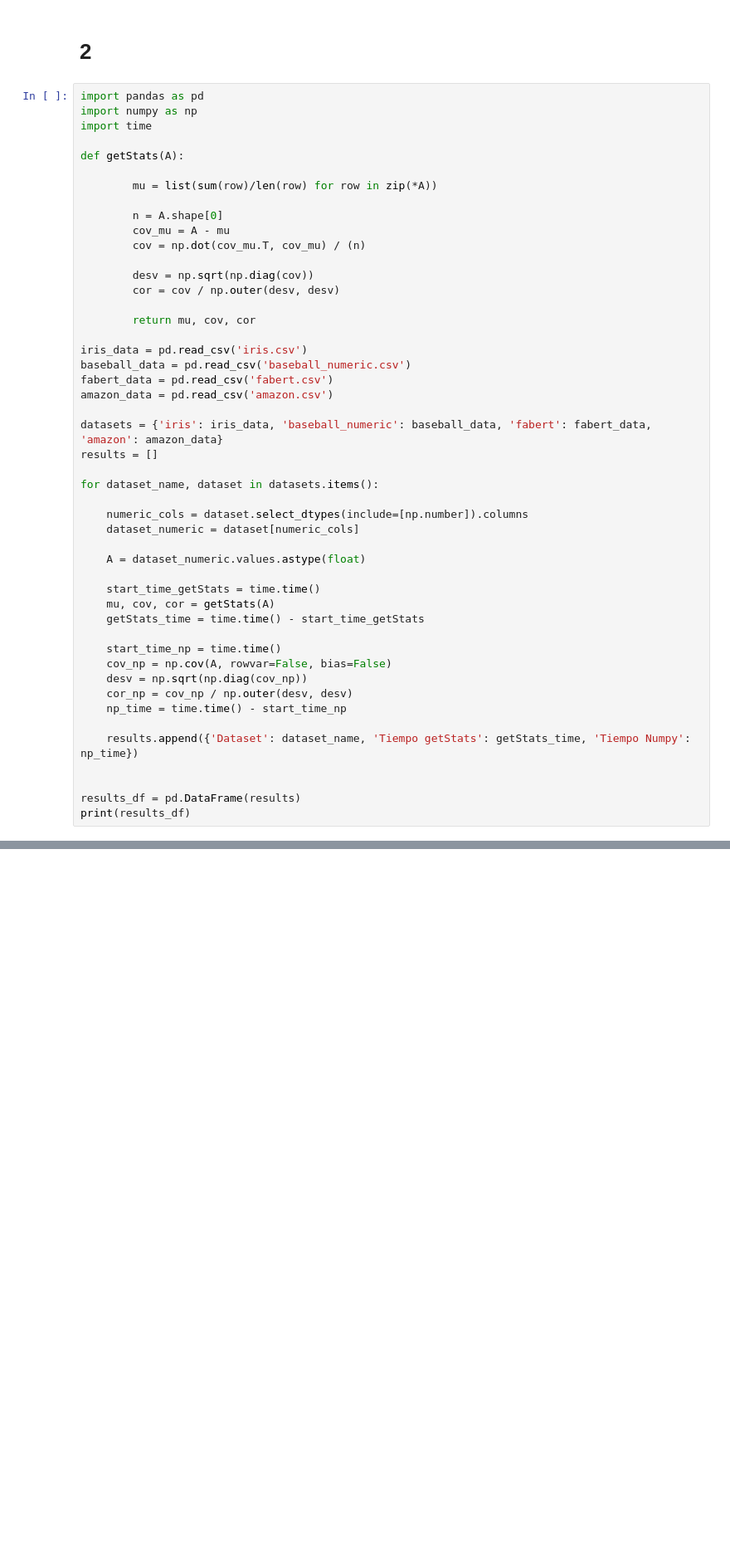
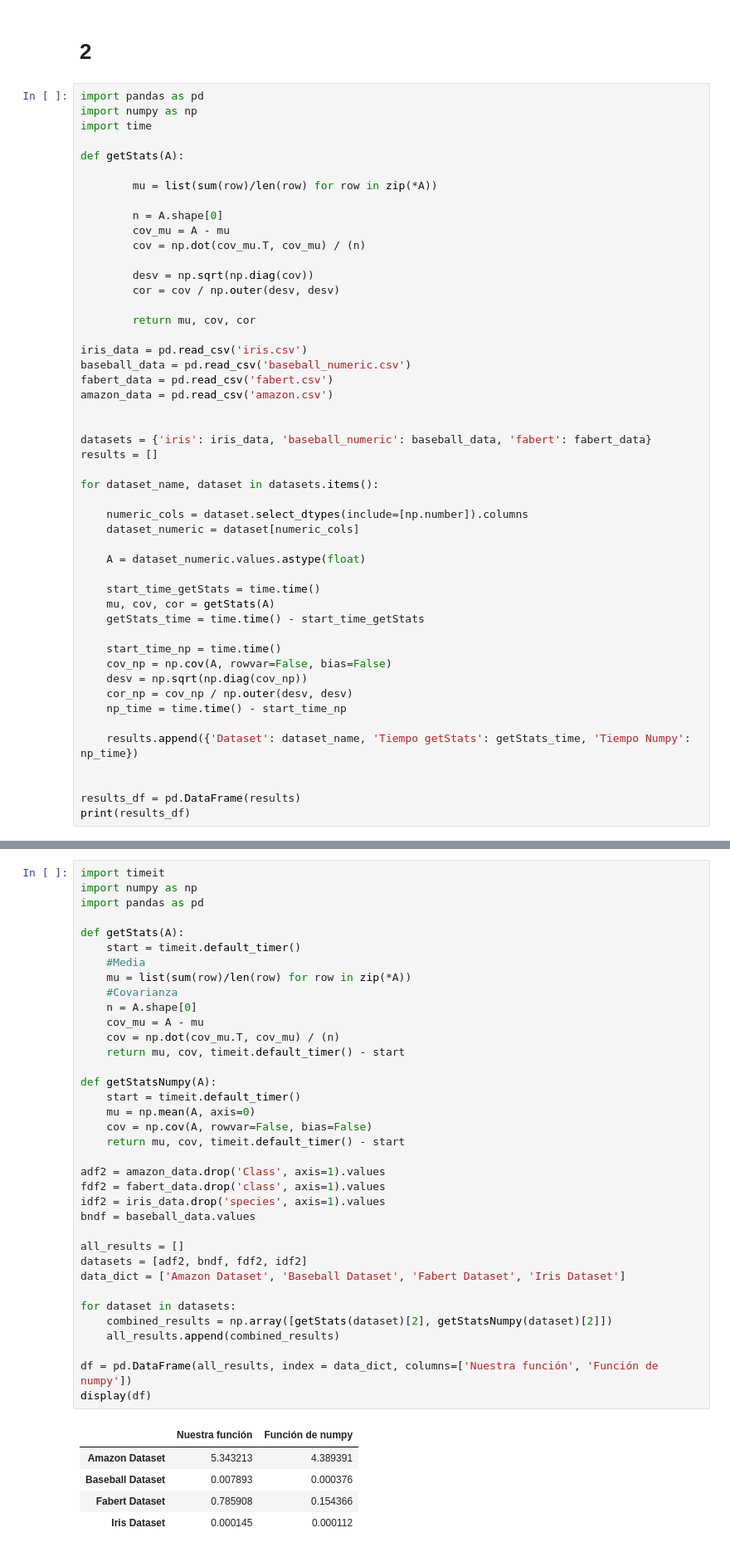
Before and after one commit to JuanDeutsch/DataSheets, a Jupyter notebook: Sheet3/bi2024-1-sheet3-JuanDeutsch-CesarGiraldo-JulianPulido.ipynb, the cells around one changed output, grey strips where cells are left out. Shown at 83% size. Saved outputs shown, nothing was run; the diff lists cells and outputs as text; blank space fills up the shorter version.

```diff
--- a/Sheet3/bi2024-1-sheet3-JuanDeutsch-CesarGiraldo-JulianPulido.ipynb
+++ b/Sheet3/bi2024-1-sheet3-JuanDeutsch-CesarGiraldo-JulianPulido.ipynb
@@ -151,7 +148,8 @@ baseball_data = pd.read_csv('baseball_numeric.csv')
 fabert_data = pd.read_csv('fabert.csv')
 amazon_data = pd.read_csv('amazon.csv')
 
-datasets = {'iris': iris_data, 'baseball_numeric': baseball_data, 'fabert': fabert_data, 'amazon': amazon_data}
+
+datasets = {'iris': iris_data, 'baseball_numeric': baseball_data, 'fabert': fabert_data}
 results = []
 
 for dataset_name, dataset in datasets.items():
@@ -185,3 +182,45 @@ print(results_df)
+# %%
+import timeit
+import numpy as np
+import pandas as pd
+
+def getStats(A):
+    start = timeit.default_timer()
+    #Media
+    mu = list(sum(row)/len(row) for row in zip(*A))
+    #Covarianza
+    n = A.shape[0]
+    cov_mu = A - mu
+    cov = np.dot(cov_mu.T, cov_mu) / (n)
+    return mu, cov, timeit.default_timer() - start
+
+def getStatsNumpy(A):
+    start = timeit.default_timer()
+    mu = np.mean(A, axis=0)
+    cov = np.cov(A, rowvar=False, bias=False)
+    return mu, cov, timeit.default_timer() - start
+
+adf2 = amazon_data.drop('Class', axis=1).values
+fdf2 = fabert_data.drop('class', axis=1).values
+idf2 = iris_data.drop('species', axis=1).values
+bndf = baseball_data.values
+
+all_results = []
+datasets = [adf2, bndf, fdf2, idf2]
+data_dict = ['Amazon Dataset', 'Baseball Dataset', 'Fabert Dataset', 'Iris Dataset']
+
+for dataset in datasets:
+    combined_results = np.array([getStats(dataset)[2], getStatsNumpy(dataset)[2]])
+    all_results.append(combined_results)
+
+df = pd.DataFrame(all_results, index = data_dict, columns=['Nuestra función', 'Función de numpy'])
+display(df)
+# %% [output]
+|  | Nuestra función | Función de numpy |
+| Amazon Dataset | 5.343213 | 4.389391 |
+| Baseball Dataset | 0.007893 | 0.000376 |
+| Fabert Dataset | 0.785908 | 0.154366 |
+| Iris Dataset | 0.000145 | 0.000112 |
 # %%
 #B
 import numpy as np
```
Also changed, not shown: parts of 4 cells of this notebook, 2 other files.
